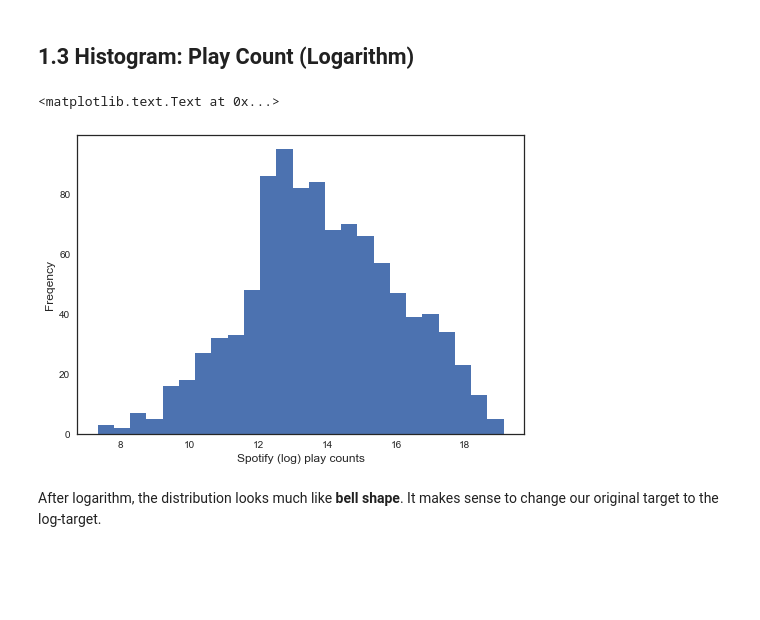
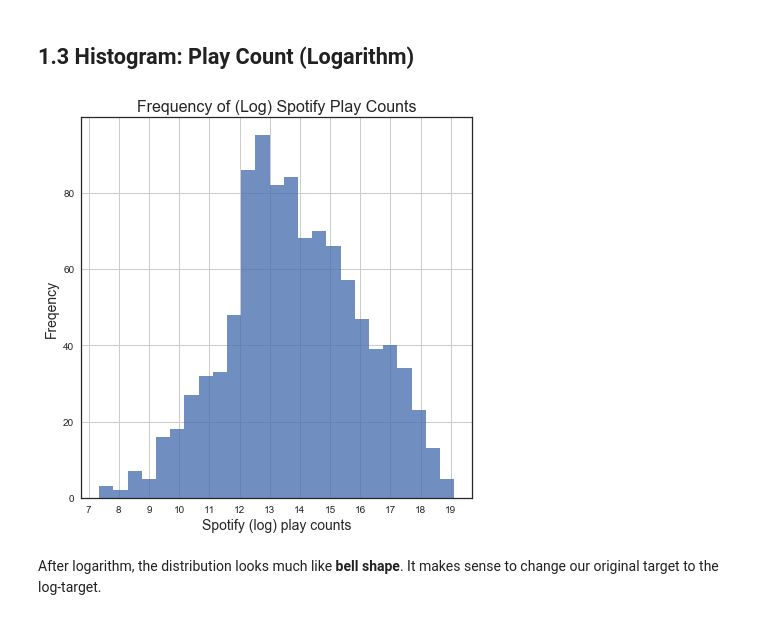
Before and after one commit to caitaozhan/CSE519-Homework-Project, a Jupyter notebook: TheProject/src/music-Caitao.ipynb, the cells around one changed output. Cells and saved outputs as stored; diff of their text form; code cells hidden in the pictures; blank space fills up the shorter version.

```diff
--- a/TheProject/src/music-Caitao.ipynb
+++ b/TheProject/src/music-Caitao.ipynb
@@ -70,13 +76,17 @@ The play count distribution is largely **skewed**. The biggest play count is ove
 ## 1.3 Histogram: Play Count (Logarithm)
 # %%
 df_playCount3 = np.log(df_music.SpotifyPlayCount)
-# %%
-ax = df_playCount3.plot.hist(bins=25)
-ax.set_xlabel("Spotify (log) play counts", fontsize=12)
-ax.set_ylabel("Freqency", fontsize=12)
-# %% [output]
-<matplotlib.text.Text at 0x...>
-[figure, removed]
+# %%
+min_count = math.floor(df_playCount3.min())
+max_count = math.ceil(df_playCount3.max())
+ax = df_playCount3.plot.hist(bins=25, figsize=(7,7), alpha=0.8)
+ax.set_xticks(np.arange(min_count, max_count))
+ax.set_title('Frequency of (Log) Spotify Play Counts',fontsize=16)
+ax.set_xlabel("Spotify (log) play counts", fontsize=14)
+ax.set_ylabel("Freqency", fontsize=14)
+ax.grid()
+# %% [output]
+[figure, added]
 # %% [markdown]
 After logarithm, the distribution looks much like **bell shape**. It makes sense to change our original target to the log-target.
 # %% [markdown]
```
Also changed, not shown: parts of 8 cells of this notebook.
